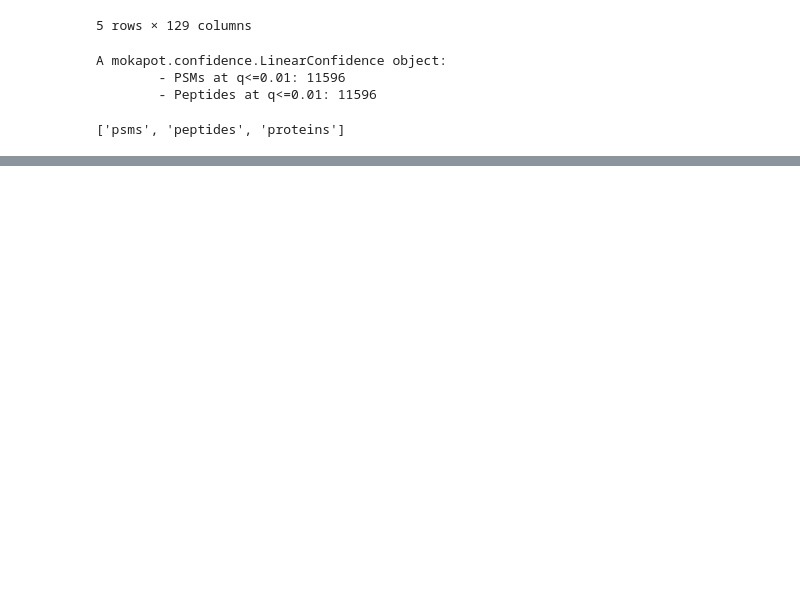
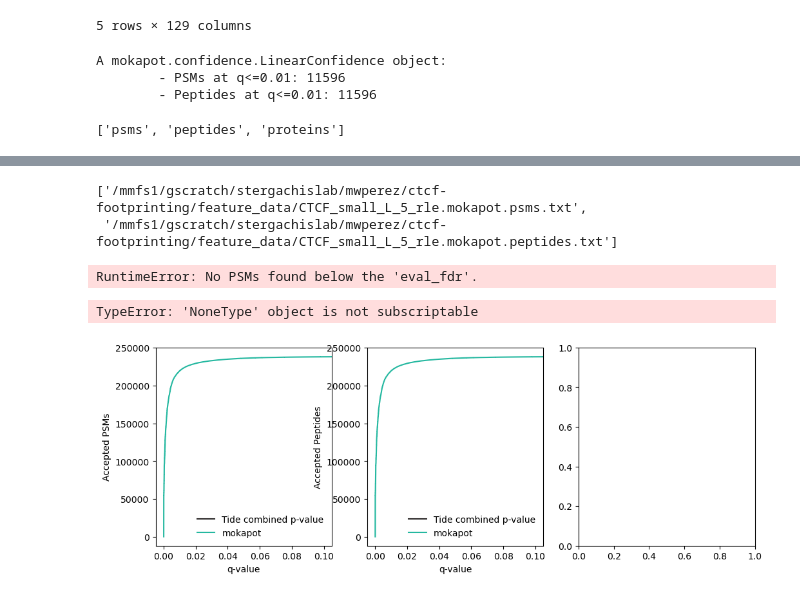
Before and after one commit to monikaperez/ctcf-footprinting, a Jupyter notebook: scripts/running_mokapot.ipynb, the cells around one changed output, grey strips where cells are left out. Drawn from its saved outputs; the diff is of its cells as text; code cells hidden in the pictures; blank space fills up the shorter version.

Commit message:
run mokapot with rle

```diff
--- a/scripts/running_mokapot.ipynb
+++ b/scripts/running_mokapot.ipynb
@@ -898,0 +1307,5 @@ tide_conf.levels
+# %%
+train_fdr = 0.5
+test_fdr = 0.05
+
+tide_conf = train_psms.assign_confidence(eval_fdr=train_fdr)
@@ -898,0 +1339,9 @@ tide_conf.levels
+# %%
+# use only a random subset of the PSMs for training (only use for large datasets, must be <= # features)
+subset_max_train = None
+# machine learning model to re-score PSMs
+mod = mokapot.Model(xgb_mod, train_fdr = train_fdr, subset_max_train = subset_max_train)
+# %%
+%%time
+# run mokapot
+moka_conf, models = mokapot.brew(train_psms, mod, test_fdr = test_fdr)
@@ -898,0 +1367,33 @@ tide_conf.levels
+# %%
+# save output
+output_dir = data_dir
+file_root = "CTCF_small_L_5_rle"
+result_files = moka_conf.to_txt(dest_dir=output_dir, file_root=file_root)
+result_files
+# %% [output]
+['/mmfs1/gscratch/stergachislab/mwperez/ctcf-footprinting/feature_data/CTCF_small_L_5_rle.mokapot.psms.txt',
+ '/mmfs1/gscratch/stergachislab/mwperez/ctcf-footprinting/feature_data/CTCF_small_L_5_rle.mokapot.peptides.txt']
+# %%
+train_fdr = 0.1
+test_fdr = 0.05
+
+tide_conf = train_psms.assign_confidence(eval_fdr=train_fdr)
+# %% [output]
+RuntimeError: No PSMs found below the 'eval_fdr'.
+# %%
+fig, axs = plt.subplots(1, 2, figsize=(12, 4))
+colors = ("#343131", "#24B8A0")
+
+# Plot the performance:
+for ax, level in zip(axs, tide_conf.levels):
+    tide_conf.plot_qvalues(level=level, c=colors[0], ax=ax,
+                           label="Tide combined p-value")
+    moka_conf.plot_qvalues(level=level, c=colors[1], ax=ax,
+                           label="mokapot")
+    ax.legend(frameon=False)
+
+plt.tight_layout()
+plt.show()
+# %% [output]
+TypeError: 'NoneType' object is not subscriptable
+[figure, added]
```
Also changed, not shown: parts of 75 cells of this notebook, 32 other files.
